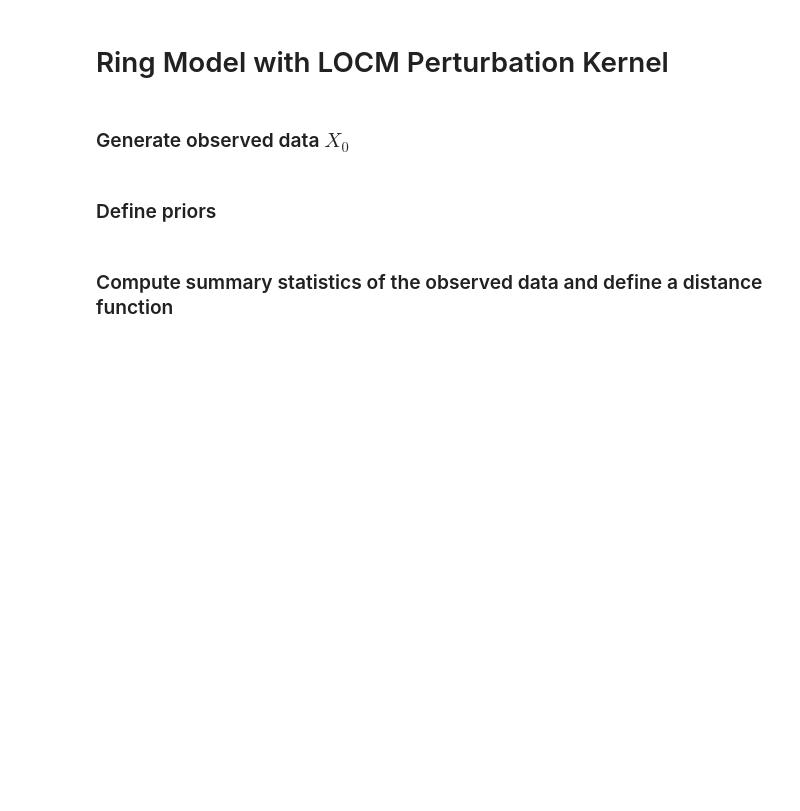
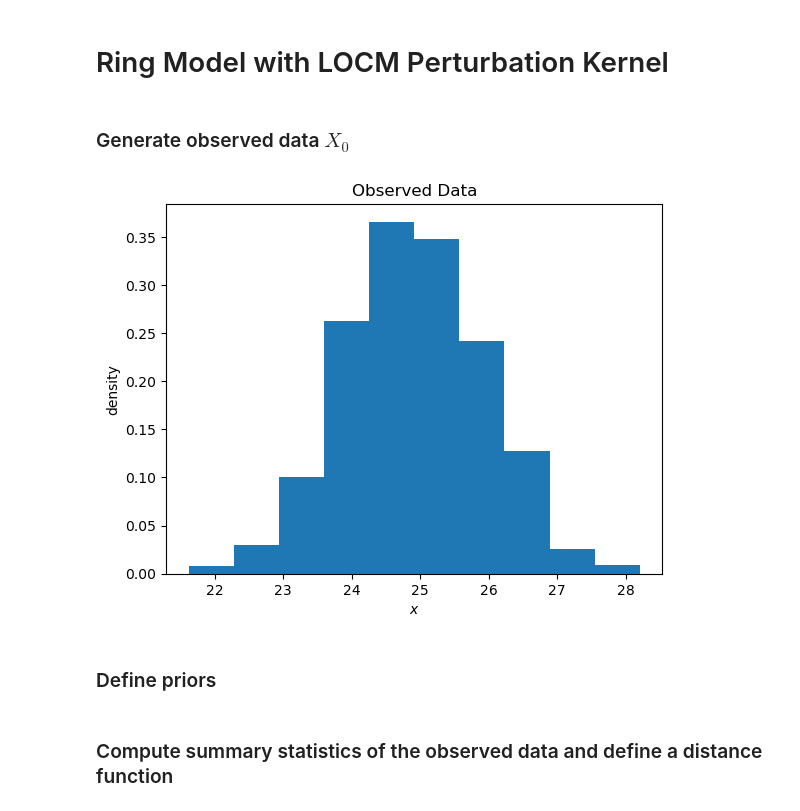
Before and after one commit to AddisonHowe/abcsmc-tutorial, a Jupyter notebook: notebooks/nb_ring_locm.ipynb, the cells around one changed output. Cells and saved outputs as stored; diff of their text form; code cells hidden in the pictures; blank space fills up the shorter version.

```diff
--- a/notebooks/nb_ring_locm.ipynb
+++ b/notebooks/nb_ring_locm.ipynb
@@ -18,23 +20,26 @@ os.makedirs(imgdir, exist_ok=True)
 # %%
 # True model parameters
 theta1 = 3
 theta2 = 4
 var_const = 1
+true_params = [theta1, theta2]
 
 # True model and generated "observed" data
 model = RingModel(theta1, theta2, var_const)
 data = model.generate_data(1000)
 
 # Parameter indices and names used for plotting
 pidx1 = 0
 pidx2 = 1
 pname1 = "$\\theta_1$"
 pname2 = "$\\theta_2$"
 
 plt.hist(data, density=True)
 plt.title("Observed Data")
 plt.xlabel('$x$');
 plt.ylabel("density");
+# %% [output]
+[figure, added]
 # %% [markdown]
 ### Define priors
 # %%
```
Also changed, not shown: parts of 7 cells of this notebook, 7 other files.
